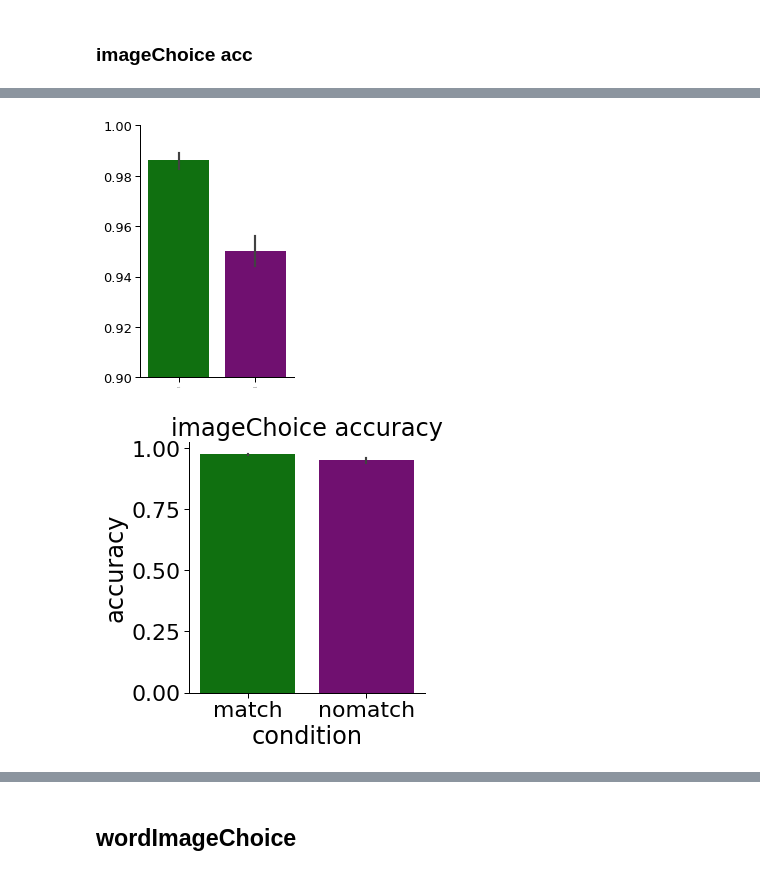
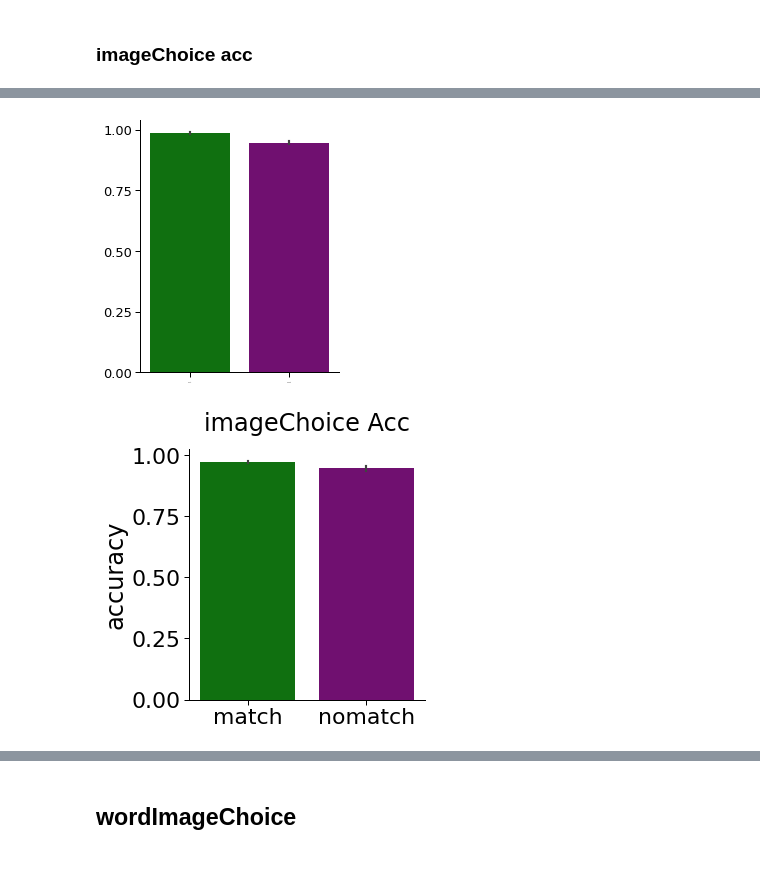
Before and after one commit to andlab-um/MT-EEG-dataset, a Jupyter notebook: behavior/behavior.ipynb, the cells around one changed output, grey strips where cells are left out. Cells and saved outputs as stored; diff of their text form; code cells hidden in the pictures.

```diff
--- a/behavior/behavior.ipynb
+++ b/behavior/behavior.ipynb
@@ -211,9 +258,0 @@ image_df = pd.DataFrame(columns=image_columns)
-# %%
-time_list = []
-for sub in os.listdir(data_path):
-    file_path = get_file_path(sub, imagetask)
-    if file_path is None:
-        continue
-    df = pd.read_csv(file_path)
-    time_list.append(df["text.started"][321])
-    image_df = pd.concat([image_df, df[1:321]], ignore_index=True)
@@ -227,20 +282,16 @@ for option in ["option_left", "option_right"]:
     image_df[option] = image_df[option].map({"有生命": "animate", "无生命": "inanimate"})
 # rename mouse.clicked_name columns
 image_df["mouse.clicked_name"] = image_df["mouse.clicked_name"].map({"rect_left": "left", "rect_right": "right"})
-image_df.rename(columns={"mouse.clicked_name":"side"}, inplace=True)
+image_df.rename(columns={"mouse.clicked_name":"side", "images.thisN":"trialN"}, inplace=True)
 # %%
 # get animacy of image
 image_df["animacy"] = image_df["item"].apply(lambda x: x.split("/")[0])
 image_df["animacy"] = image_df["animacy"].map({"animate": "animate", "non-animate": "inanimate"})
 # match relation in wordimageChoice
 image_df["relation"] = image_df["item"].apply(lambda x: match_dict[x])
-# get rt
-image_df["rt"] = image_df[["image_item.started", "image_item_2.started"]].apply(lambda x: np.round((x["image_item_2.started"] - x["image_item.started"]) * 1000), axis=1)
 # get mouse response
 image_df["response"] = image_df.apply(lambda x: x["option_left"] if x["side"] == "left" else x["option_right"], axis=1)
 # calculate correct
 image_df["correct"] = image_df.apply(lambda x: x["animacy"] == x["response"], axis=1)
-# %%
-image_df = image_df[image_df["rt"] < max_time]
 # %% [markdown]
 ### imageChoice RT
@@ -280,21 +331,21 @@ image_df[image_df["animacy"] == "inanimate"]["correct"].sum() / image_df[image_d
 # %%
 # accuracy
 fig = sns.catplot(x="animacy", y="correct", kind="bar", palette=sns.color_palette(["green", "purple"]), data=image_df, aspect=0.9)
-fig.set(ylim=(0.9, 1))
+# fig.set(ylim=(0.9, 1))
 plt.xlabel("")
 plt.ylabel("")
 plt.xticks(size=0)
 plt.yticks(size=13)
 # plt.title("Image Choice Accuracy", y=1.01)
-plt.savefig("./figures/imagechoice/acc-animacy.svg", bbox_inches="tight")
+plt.savefig("../figures/imagechoice/acc-animacy.svg", bbox_inches="tight")
 # %% [output]
-[figure, old version]
+[figure, new version]
 # %%
 # accuracy
 sns.catplot(x="relation", y="correct", kind="bar", palette=sns.color_palette(["green", "purple"]), data=image_df)
-plt.xlabel("condition")
+plt.xlabel("")
 plt.ylabel("accuracy")
-plt.title("imageChoice accuracy")
-plt.savefig("./figures/imagechoice/acc-match.svg", bbox_inches="tight")
+plt.title("imageChoice Acc", y=1.05)
+plt.savefig("../figures/imagechoice/acc-match.svg", bbox_inches="tight")
 # %% [output]
-[figure, old version]
+[figure, new version]
```
Also changed, not shown: parts of 77 cells of this notebook.
